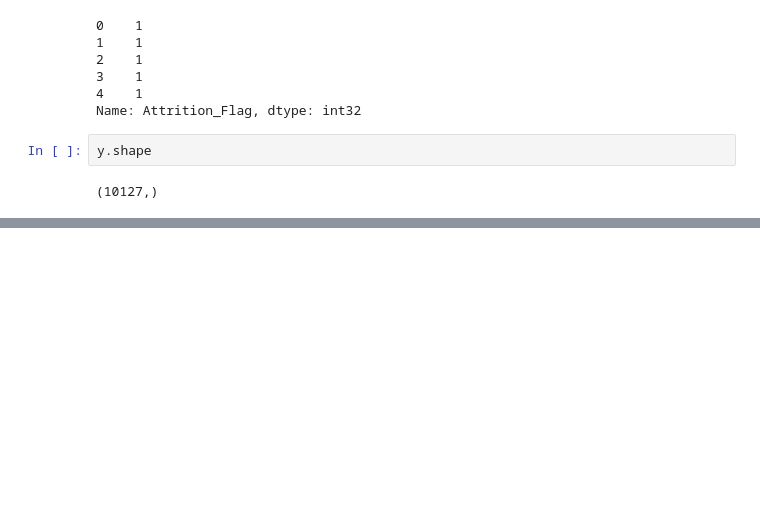
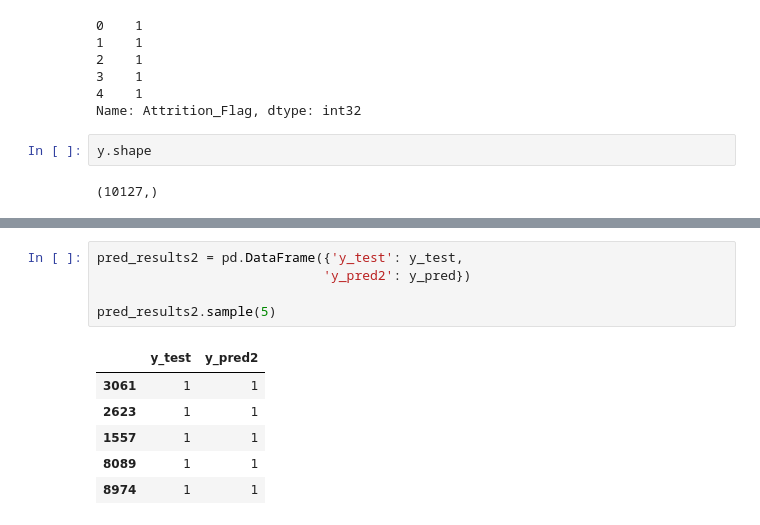
Before and after one commit to alperdem1rel/ml-examples, a Jupyter notebook: predict-churn-example.ipynb, the cells around one changed output, grey strips where cells are left out. Drawn from its saved outputs; the diff is of its cells as text; blank space fills up the shorter version.

```diff
--- a/predict-churn-example.ipynb
+++ b/predict-churn-example.ipynb
@@ -368,0 +447,12 @@ y.shape
+# %%
+pred_results2 = pd.DataFrame({'y_test': y_test,
+                             'y_pred2': y_pred})
+
+pred_results2.sample(5)
+# %% [output]
+|  | y_test | y_pred2 |
+| 3061 | 1 | 1 |
+| 2623 | 1 | 1 |
+| 1557 | 1 | 1 |
+| 8089 | 1 | 1 |
+| 8974 | 1 | 1 |
```
Also changed, not shown: parts of 15 cells of this notebook.
